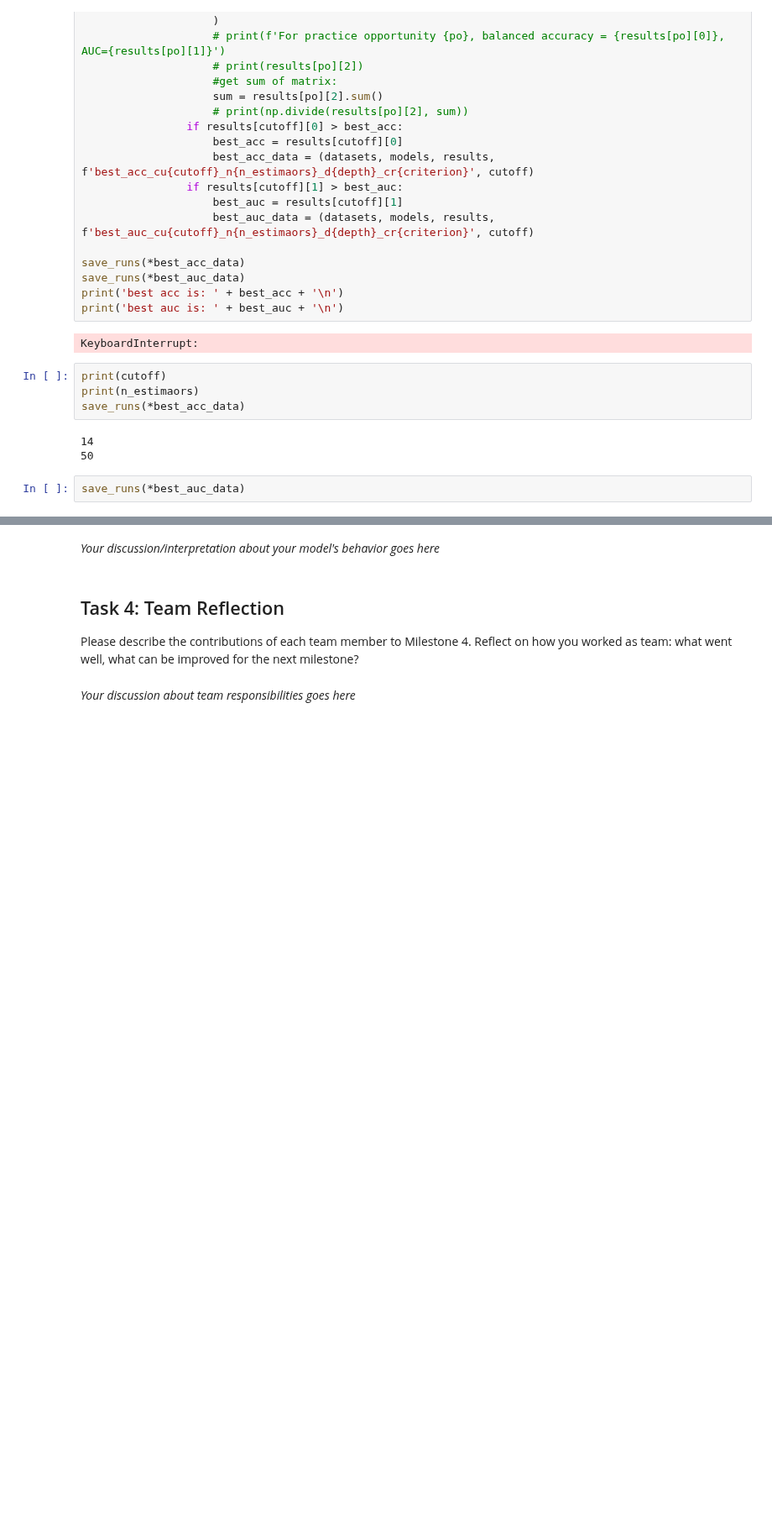
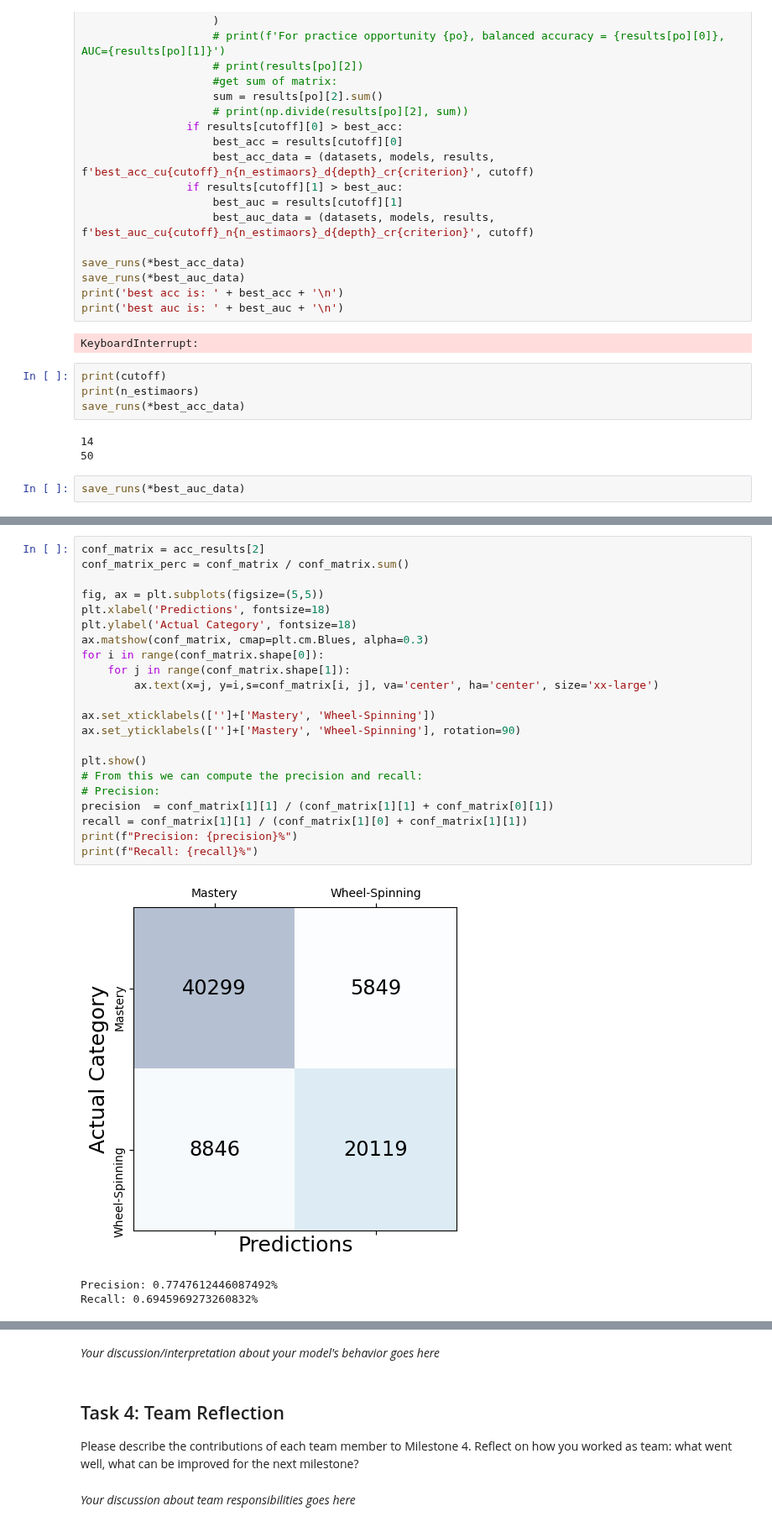
Before and after one commit to odudler/mlbd2023, a Jupyter notebook: m4_calcularis_report.ipynb, the cells around one changed output, grey strips where cells are left out. Shown at 84% size. Drawn from its saved outputs; the diff is of its cells as text; blank space fills up the shorter version.

```diff
--- a/m4_calcularis_report.ipynb
+++ b/m4_calcularis_report.ipynb
@@ -744,0 +906,26 @@ save_runs(*best_auc_data)
+# %%
+conf_matrix = acc_results[2]
+conf_matrix_perc = conf_matrix / conf_matrix.sum()
+
+fig, ax = plt.subplots(figsize=(5,5))
+plt.xlabel('Predictions', fontsize=18)
+plt.ylabel('Actual Category', fontsize=18)
+ax.matshow(conf_matrix, cmap=plt.cm.Blues, alpha=0.3)
+for i in range(conf_matrix.shape[0]):
+    for j in range(conf_matrix.shape[1]):
+        ax.text(x=j, y=i,s=conf_matrix[i, j], va='center', ha='center', size='xx-large')
+
+ax.set_xticklabels(['']+['Mastery', 'Wheel-Spinning'])
+ax.set_yticklabels(['']+['Mastery', 'Wheel-Spinning'], rotation=90)
+
+plt.show()
+# From this we can compute the precision and recall:
+# Precision:
+precision  = conf_matrix[1][1] / (conf_matrix[1][1] + conf_matrix[0][1])
+recall = conf_matrix[1][1] / (conf_matrix[1][0] + conf_matrix[1][1])
+print(f"Precision: {precision}%")
+print(f"Recall: {recall}%")
+# %% [output]
+[figure, added]
+Precision: 0.7747612446087492%
+Recall: 0.6945969273260832%
```
Also changed, not shown: parts of 16 cells of this notebook.
